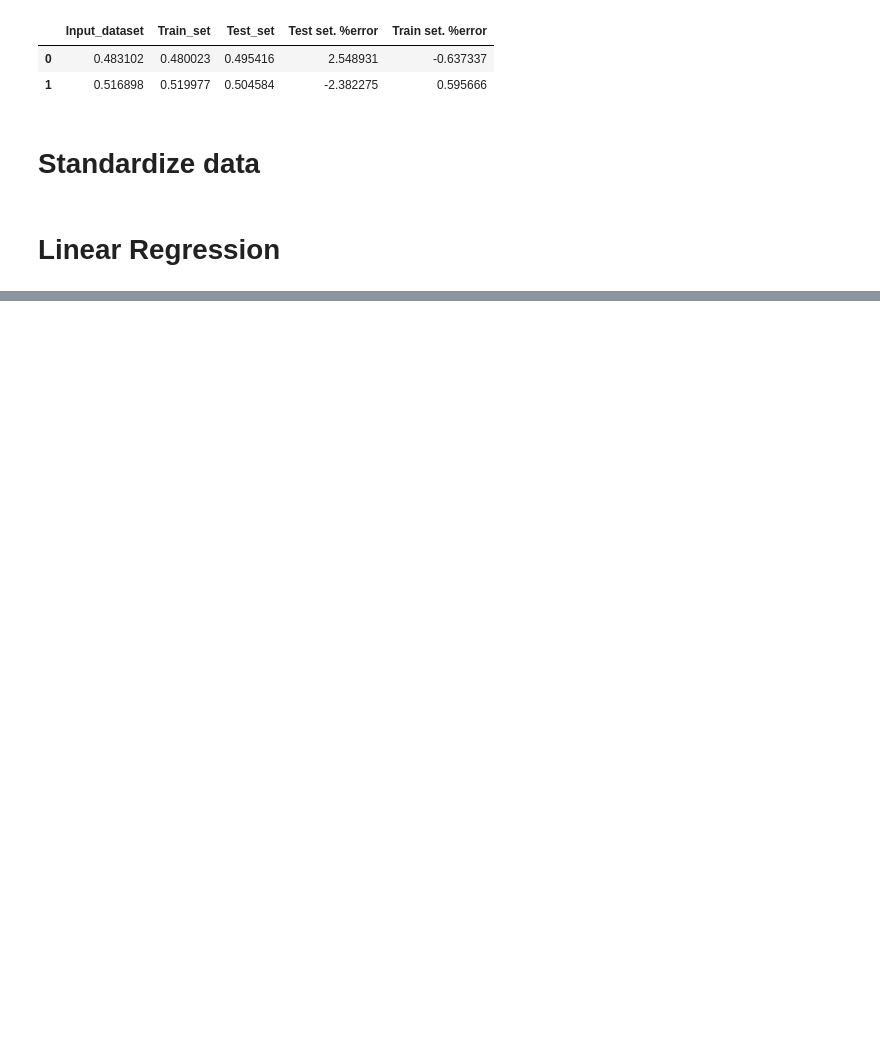
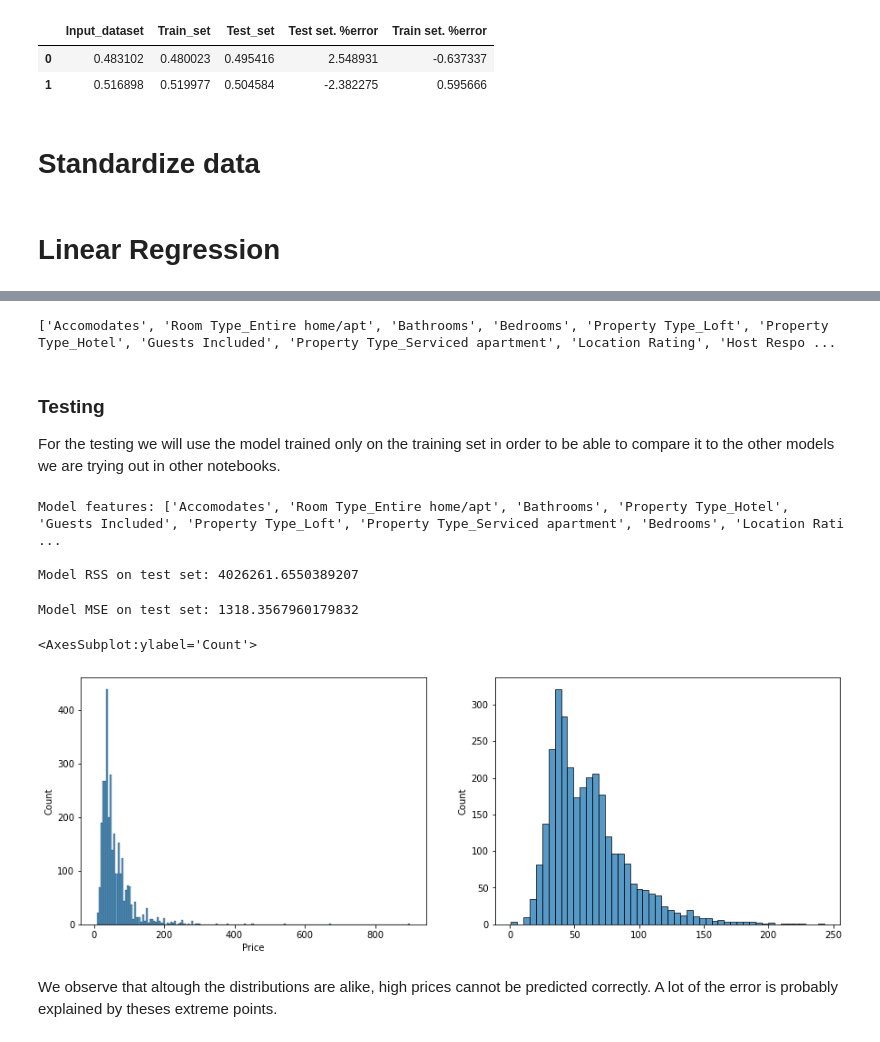
Before and after one commit to paulberard/airbnb-price-prediction-model, a Jupyter notebook: notebooks/Tanguy/Linear regression.ipynb, the cells around one changed output, grey strips where cells are left out. Drawn from its saved outputs; the diff is of its cells as text; code cells hidden in the pictures; blank space fills up the shorter version.

```diff
--- a/notebooks/Tanguy/Linear regression.ipynb
+++ b/notebooks/Tanguy/Linear regression.ipynb
@@ -140,0 +308,38 @@ scaler = StandardScaler()
+# %%
+print(models_final.loc[39, "features"])
+# %% [output]
+['Accomodates', 'Room Type_Entire home/apt', 'Bathrooms', 'Bedrooms', 'Property Type_Loft', 'Property Type_Hotel', 'Guests Included', 'Property Type_Serviced apartment', 'Location Rating', 'Host Respo ...
+# %% [markdown]
+### Testing
+For the testing we will use the model trained only on the training set in order to be able to compare it to the other models we are trying out in other notebooks.
+# %%
+model = models_fwd.loc[39, "model"]
+features = models_fwd.loc[39, "features"]
+RSS = models_fwd.loc[39, "RSS"]
+y_pred = model.predict(X_test[features])
+
+print('Model features: '+str(features))
+print(' ')
+print('Model RSS on test set: '+str(RSS))
+# %% [output]
+Model features: ['Accomodates', 'Room Type_Entire home/apt', 'Bathrooms', 'Property Type_Hotel', 'Guests Included', 'Property Type_Loft', 'Property Type_Serviced apartment', 'Bedrooms', 'Location Rati ...
+
+Model RSS on test set: 4026261.6550389207
+# %%
+MSE = mean_squared_error(y_pred, y_test)
+print('Model MSE on test set: '+str(MSE))
+# %% [output]
+Model MSE on test set: 1318.3567960179832
+# %%
+# Prediction distribution against real distribution
+
+fig = plt.figure(figsize=(15,5))
+(ax1, ax2) = fig.subplots(1, 2)
+
+sb.histplot(y_test, ax=ax1)
+sb.histplot(y_pred, ax=ax2)
+# %% [output]
+<AxesSubplot:ylabel='Count'>
+[figure, added]
+# %% [markdown]
+We observe that altough the distributions are alike, high prices cannot be predicted correctly. A lot of the error is probably explained by theses extreme points.
```
Also changed, not shown: parts of 38 cells of this notebook, 2 other files.
